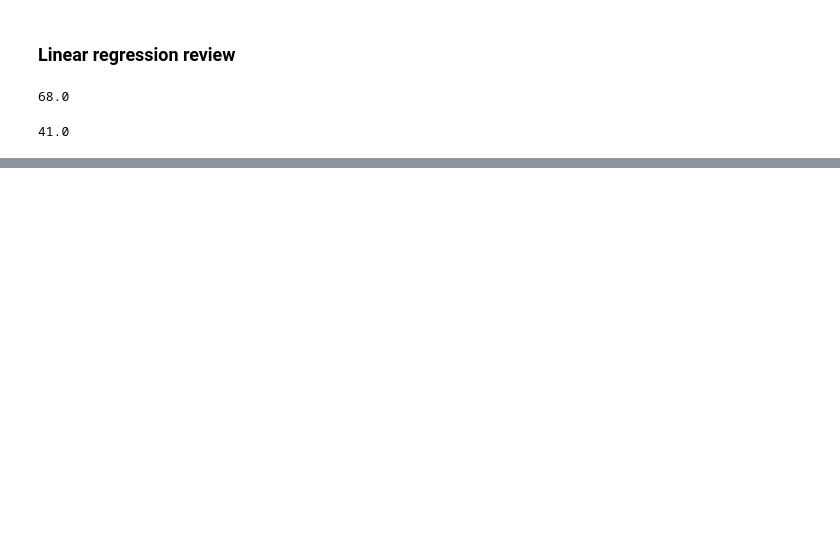
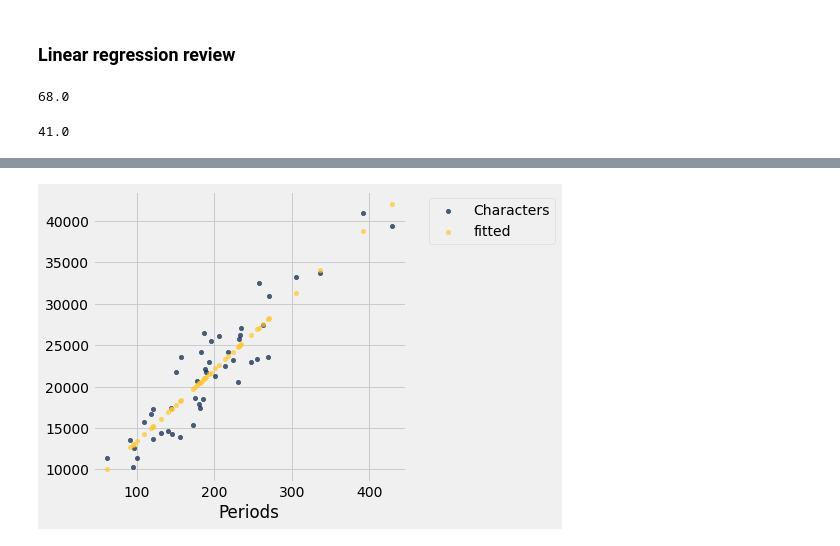
Before and after one commit to ciretorres/python, a Jupyter notebook: data8.3x/week2/sec05_least_squares.ipynb, the cells around one changed output, grey strips where cells are left out. Drawn from its saved outputs; the diff is of its cells as text; code cells hidden in the pictures; blank space fills up the shorter version.

```diff
--- a/data8.3x/week2/sec05_least_squares.ipynb
+++ b/data8.3x/week2/sec05_least_squares.ipynb
@@ -27,0 +59,17 @@ x = midterm_score
+# %%
+def standard_units(any_numbers):
+    """Convert any array of numbers to standard units."""
+    return (any_numbers - np.mean(any_numbers)) / np.std(any_numbers)
+
+def correlation(t, x, y):
+    """Return the correlation coefficient (r) of two variables."""
+    return np.mean(standard_units(t.column(x)) * standard_units(t.column(y)))
+
+def slope(t, x, y):
+    """The slope of the regression line (original units)."""
+    r = correlation(t, x, y)
+    return r * np.std(t.column(y)) / np.std(t.column(x))
+
+def intercept(t, x, y):
+    """The intercept of the regression line (original units)."""
+    return np.mean(t.column(y)) - slope(t, x, y) * np.mean(t.column(x))
@@ -27,0 +84,4 @@ x = midterm_score
+# %%
+a = slope(little_women, 0, 1)
+b = intercept(little_women, 0, 1)
+a * little_women.column(0) + b
@@ -27,0 +101,12 @@ x = midterm_score
+# %%
+def linear_fit(t, x, y):
+    a = slope(t, x, y)
+    b = intercept(t, x, y)
+    return a * t.column(x) + b
+# %%
+lw_fitted = little_women.with_column(
+    'fitted', linear_fit(little_women, 0, 1)
+)
+lw_fitted.scatter(0)
+# %% [output]
+[figure, added]
```
Also changed, not shown: parts of 17 cells of this notebook.
